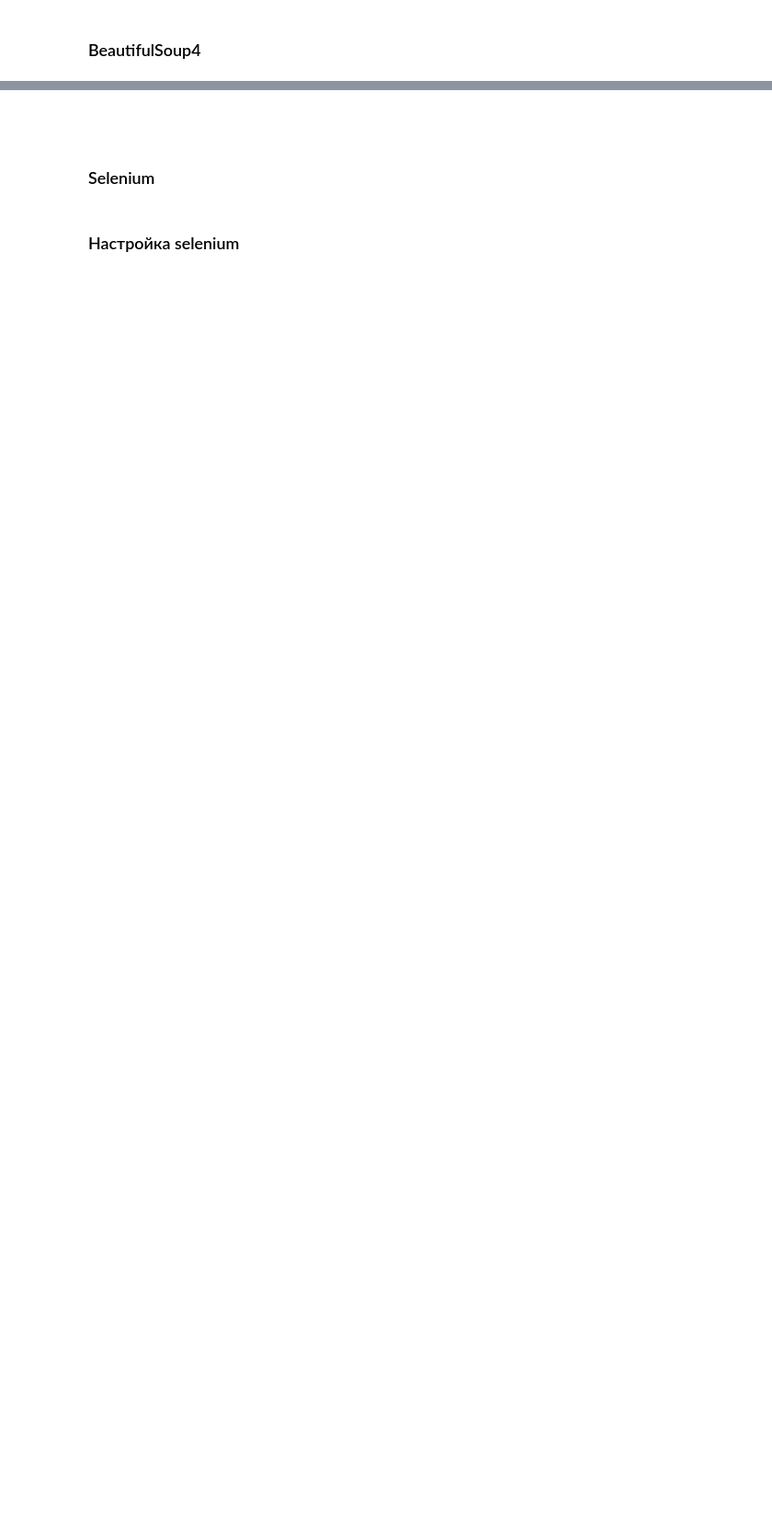
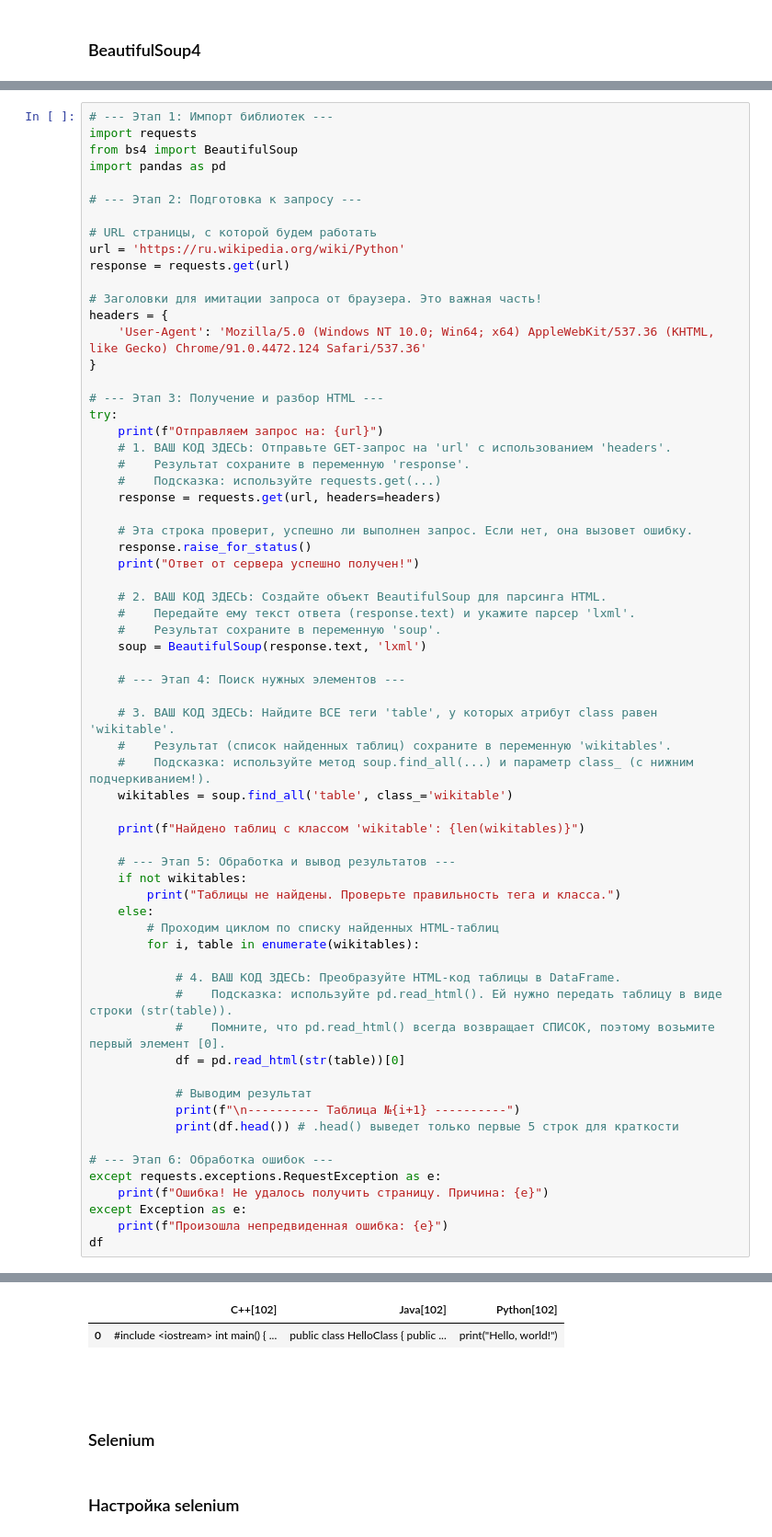
Before and after one commit to Taniriya/lab1-algorithms, a Jupyter notebook: lab2.ipynb, the cells around one changed output, grey strips where cells are left out. Shown: that part at 92% size. Saved outputs shown, nothing was run; the diff lists cells and outputs as text; blank space fills up the shorter version.

```diff
--- a/lab2.ipynb
+++ b/lab2.ipynb
@@ -786,0 +529,66 @@ print(f"\nОчищенное описание:\n {description_clean[:150]}...")
+# %%
+# --- Этап 1: Импорт библиотек ---
+import requests
+from bs4 import BeautifulSoup
+import pandas as pd
+
+# --- Этап 2: Подготовка к запросу ---
+
+# URL страницы, с которой будем работать
+url = 'https://ru.wikipedia.org/wiki/Python'
+response = requests.get(url)
+
+# Заголовки для имитации запроса от браузера. Это важная часть!
+headers = {
+    'User-Agent': 'Mozilla/5.0 (Windows NT 10.0; Win64; x64) AppleWebKit/537.36 (KHTML, like Gecko) Chrome/91.0.4472.124 Safari/537.36'
+}
+
+# --- Этап 3: Получение и разбор HTML ---
+try:
+    print(f"Отправляем запрос на: {url}")
+    # 1. ВАШ КОД ЗДЕСЬ: Отправьте GET-запрос на 'url' с использованием 'headers'.
+    #    Результат сохраните в переменную 'response'.
+    #    Подсказка: используйте requests.get(...)
+    response = requests.get(url, headers=headers)
+
+    # Эта строка проверит, успешно ли выполнен запрос. Если нет, она вызовет ошибку.
+    response.raise_for_status()
+    print("Ответ от сервера успешно получен!")
+
+    # 2. ВАШ КОД ЗДЕСЬ: Создайте объект BeautifulSoup для парсинга HTML.
+    #    Передайте ему текст ответа (response.text) и укажите парсер 'lxml'.
+    #    Результат сохраните в переменную 'soup'.
+    soup = BeautifulSoup(response.text, 'lxml')
+
+    # --- Этап 4: Поиск нужных элементов ---
+
+    # 3. ВАШ КОД ЗДЕСЬ: Найдите ВСЕ теги 'table', у которых атрибут class равен 'wikitable'.
+    #    Результат (список найденных таблиц) сохраните в переменную 'wikitables'.
+    #    Подсказка: используйте метод soup.find_all(...) и параметр class_ (с нижним подчеркиванием!).
+    wikitables = soup.find_all('table', class_='wikitable')
+
+    print(f"Найдено таблиц с классом 'wikitable': {len(wikitables)}")
+
+    # --- Этап 5: Обработка и вывод результатов ---
+    if not wikitables:
+        print("Таблицы не найдены. Проверьте правильность тега и класса.")
+    else:
+        # Проходим циклом по списку найденных HTML-таблиц
+        for i, table in enumerate(wikitables):
+
+            # 4. ВАШ КОД ЗДЕСЬ: Преобразуйте HTML-код таблицы в DataFrame.
+            #    Подсказка: используйте pd.read_html(). Ей нужно передать таблицу в виде строки (str(table)).
+            #    Помните, что pd.read_html() всегда возвращает СПИСОК, поэтому возьмите первый элемент [0].
+            df = pd.read_html(str(table))[0]
+
+            # Выводим результат
+            print(f"\n---------- Таблица №{i+1} ----------")
+            print(df.head()) # .head() выведет только первые 5 строк для краткости
+
+# --- Этап 6: Обработка ошибок ---
+except requests.exceptions.RequestException as e:
+    print(f"Ошибка! Не удалось получить страницу. Причина: {e}")
+except Exception as e:
+    print(f"Произошла непредвиденная ошибка: {e}")
+df
+# %% [output]
@@ -787,3 +612,5 @@ print(f"\nОчищенное описание:\n {description_clean[:150]}...")
+|  | C++[102] | Java[102] | Python[102] |
+| 0 | #include <iostream> int main() { ... | public class HelloClass { public ... | print("Hello, world!") |
 # %% [markdown]
 ##
 # %% [markdown]
```
Also changed, not shown: parts of 11 cells of this notebook.
